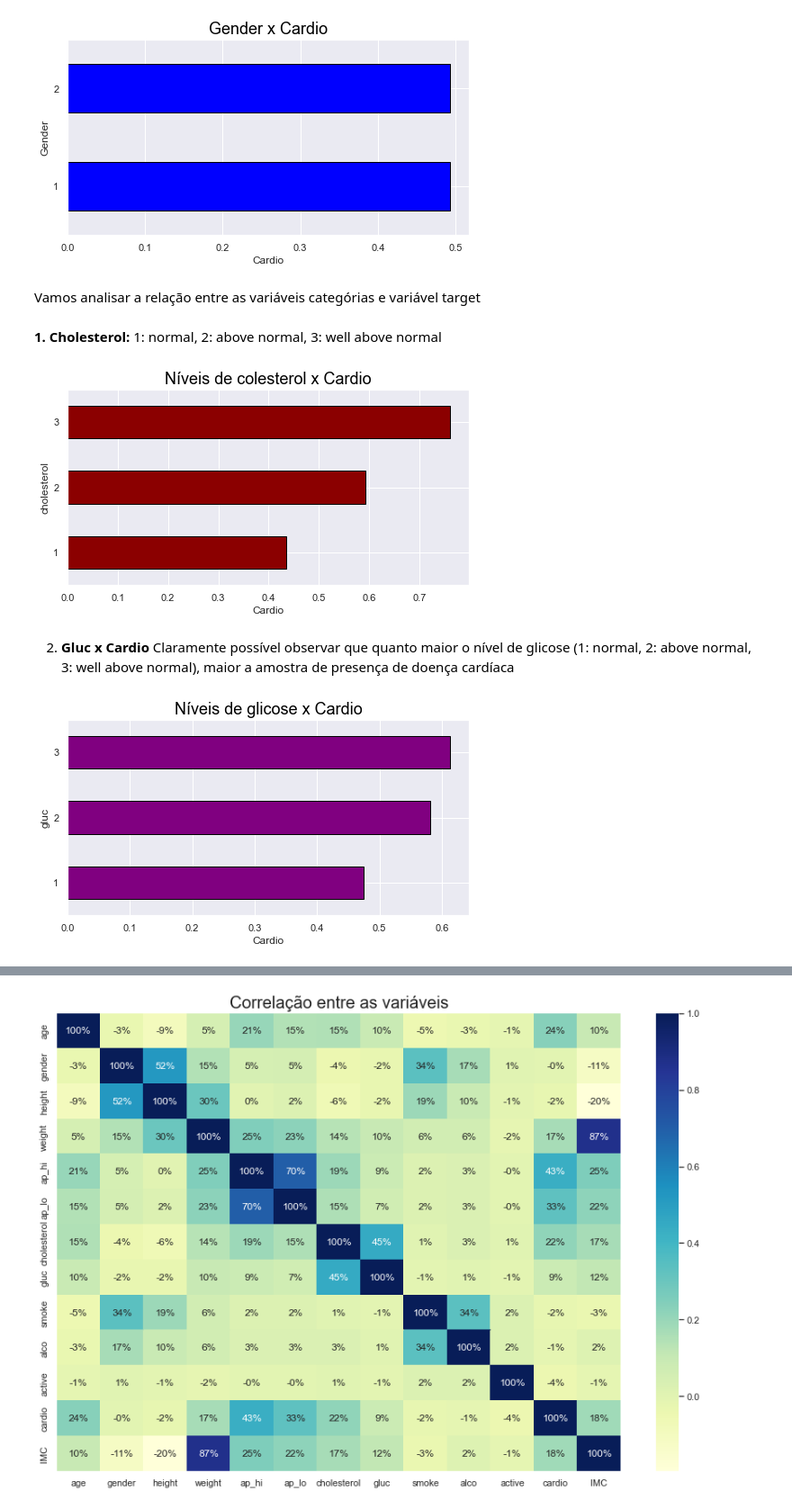
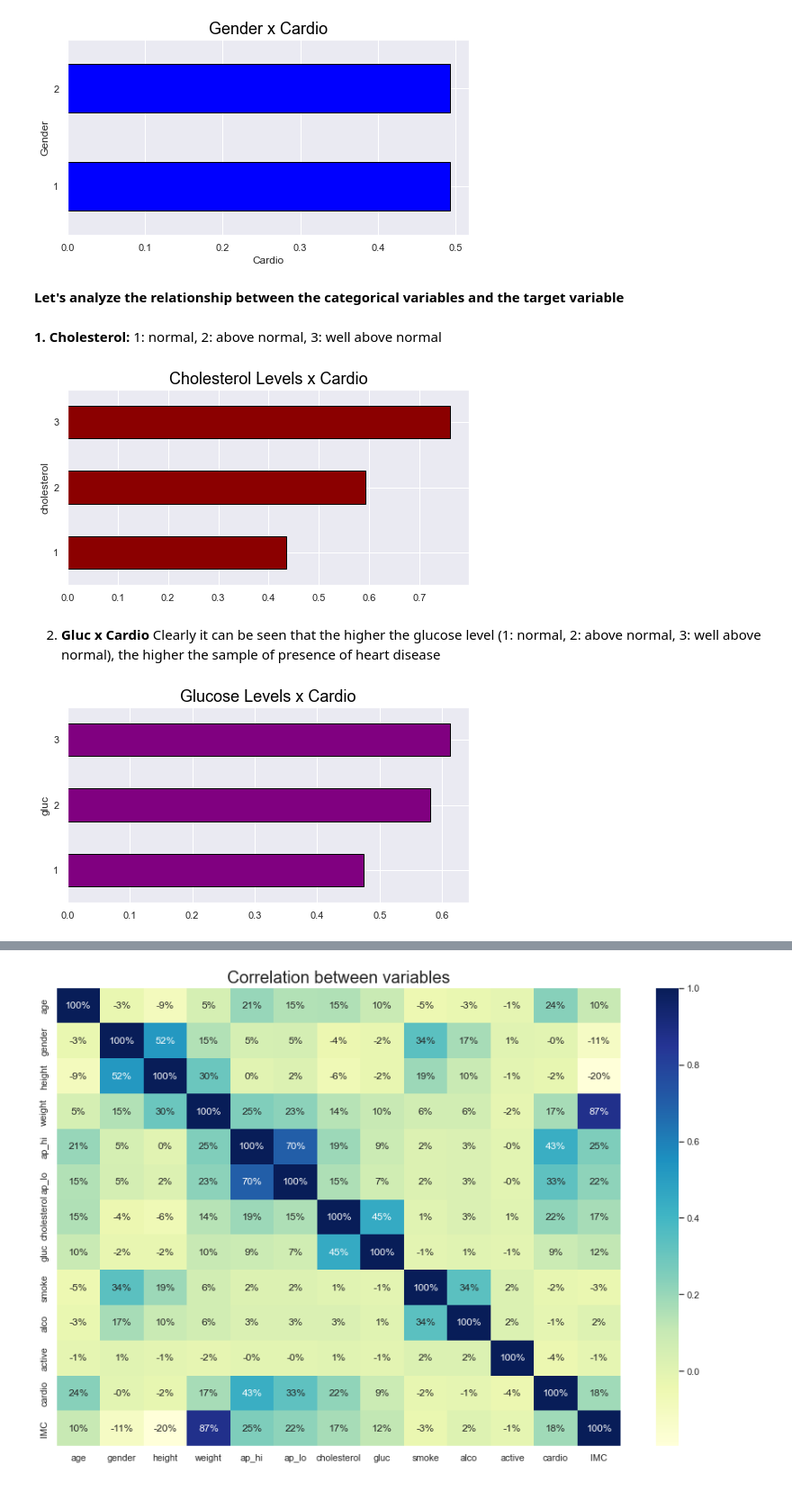
Before and after one commit to robsoncserafim/cardiovascular_project, a Jupyter notebook: cardio_vasc_project.ipynb, the cells around one changed output, grey strips where cells are left out. Shown at 90% size. Saved outputs shown, nothing was run; the diff lists cells and outputs as text; code cells hidden in the pictures.

```diff
--- a/cardio_vasc_project.ipynb
+++ b/cardio_vasc_project.ipynb
@@ -297,31 +309,31 @@ plt.title('Gender x Cardio', fontsize = 18, color = 'black');
 # %% [output]
 [figure]
 # %% [markdown]
-Vamos analisar a relação entre as variáveis categórias e variável target
+**Let's analyze the relationship between the categorical variables and the target variable**
 # %% [markdown]
 **1. Cholesterol:** 1: normal, 2: above normal, 3: well above normal
 # %%
 plt.figure(figsize=(8,4))
 plt.xlabel ('Cardio', fontsize=12)
 plt.ylabel('Cholesterol', fontsize=12)
-plt.title('Níveis de colesterol x Cardio', fontsize = 18, color = 'black')
+plt.title('Cholesterol Levels x Cardio', fontsize = 18, color = 'black')
 
 df.groupby('cholesterol')['cardio'].mean().plot.barh(color='darkred',
                                                edgecolor ='black');
 # %% [output]
-[figure, old version]
+[figure, new version]
 # %% [markdown]
 2. **Gluc x Cardio**
-Claramente possível observar que quanto maior o nível de glicose (1: normal, 2: above normal, 3: well above normal), maior a amostra de presença de doença cardíaca
+Clearly it can be seen that the higher the glucose level (1: normal, 2: above normal, 3: well above normal), the higher the sample of presence of heart disease
 # %%
 plt.figure(figsize=(8,4))
 plt.xlabel ('Cardio', fontsize=12)
 plt.ylabel('Gluc', fontsize=12)
-plt.title('Níveis de glicose x Cardio', fontsize = 18, color = 'black')
+plt.title('Glucose Levels x Cardio', fontsize = 18, color = 'black')
 df.groupby('gluc')['cardio'].mean().plot.barh(color='purple',
                                                edgecolor ='black');
 # %% [output]
-[figure, old version]
+[figure, new version]
 # %%
 # correlation between the data
 df.corr()
```
Also changed, not shown: parts of 39 cells of this notebook.
